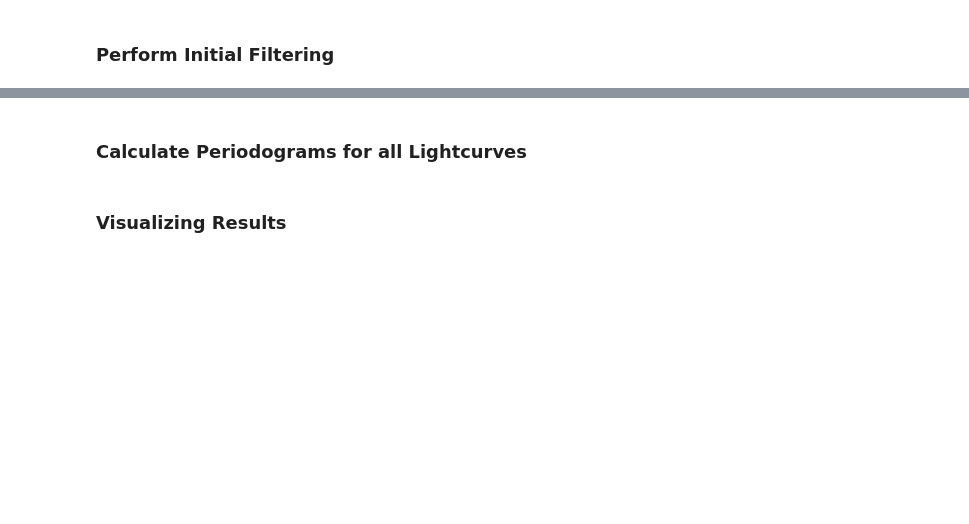
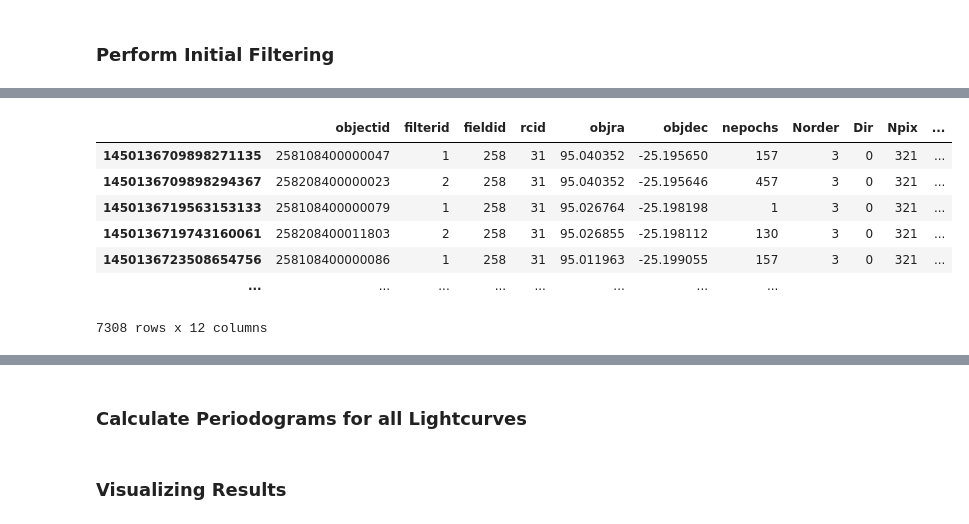
Before and after one commit to lincc-frameworks/RCW_Hackathon_2025_LSDB, a Jupyter notebook: Notebook_2.ipynb, the cells around one changed output, grey strips where cells are left out. Cells and saved outputs as stored; diff of their text form; code cells hidden in the pictures; blank space fills up the shorter version.

```diff
--- a/Notebook_2.ipynb
+++ b/Notebook_2.ipynb
@@ -63,0 +138,15 @@ ndf
+# %%
+# nepochs provides the unmodified number of observations,
+# but now that we've rejected some observations we'll need to recompute the counts
+
+ztf_ndf = count_nested(ztf_ndf, "timeseries")
+ztf_ndf
+# %% [output]
+|  | objectid | filterid | fieldid | rcid | objra | objdec | nepochs | Norder | Dir | Npix | ... |
+| 1450136709898271135 | 258108400000047 | 1 | 258 | 31 | 95.040352 | -25.195650 | 157 | 3 | 0 | 321 | ... |
+| 1450136709898294367 | 258208400000023 | 2 | 258 | 31 | 95.040352 | -25.195646 | 457 | 3 | 0 | 321 | ... |
+| 1450136719563153133 | 258108400000079 | 1 | 258 | 31 | 95.026764 | -25.198198 | 1 | 3 | 0 | 321 | ... |
+| 1450136719743160061 | 258208400011803 | 2 | 258 | 31 | 95.026855 | -25.198112 | 130 | 3 | 0 | 321 | ... |
+| 1450136723508654756 | 258108400000086 | 1 | 258 | 31 | 95.011963 | -25.199055 | 157 | 3 | 0 | 321 | ... |
+| ... | ... | ... | ... | ... | ... | ... | ... |
+7308 rows x 12 columns
```
Also changed, not shown: parts of 9 cells of this notebook.
